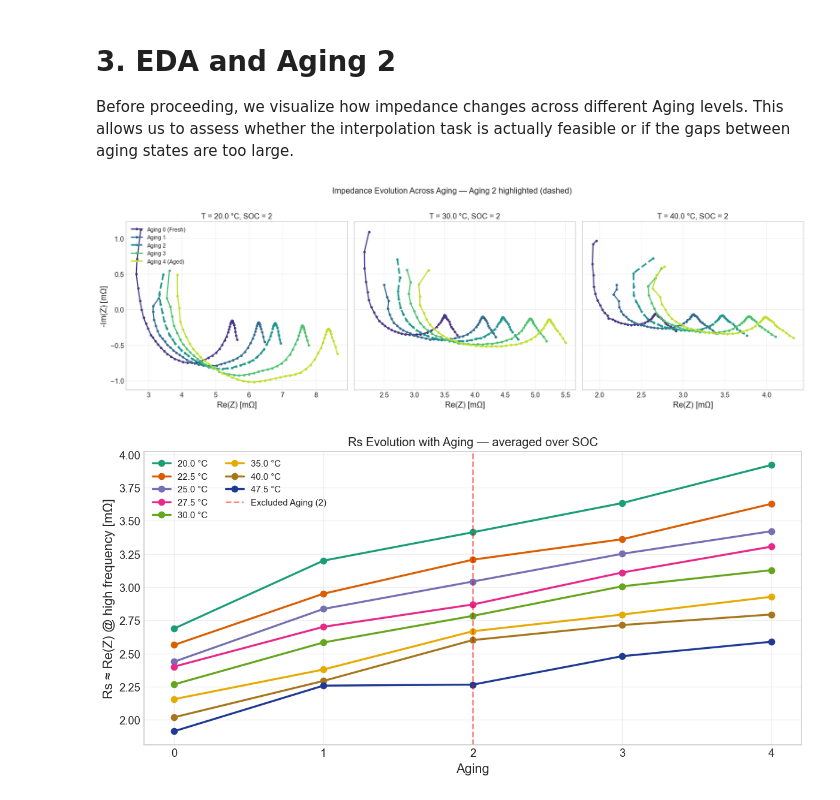
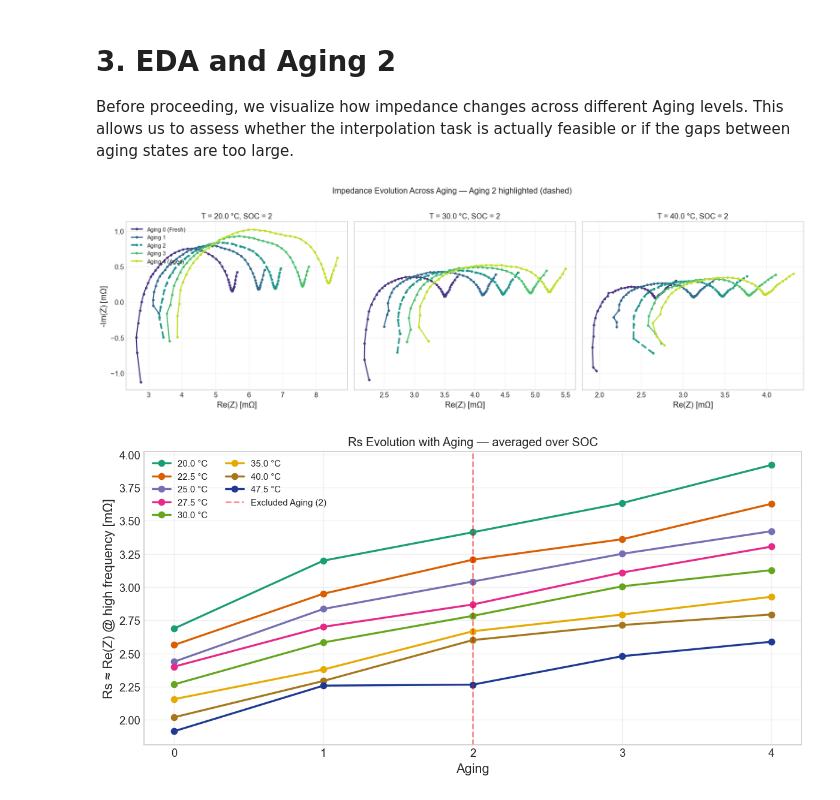
Before and after one commit to marcosoldani/ml_LiBs_project, a Jupyter notebook: notebooks/3_Aging_Interpolation.ipynb, the cells around one changed output. Drawn from its saved outputs; the diff is of its cells as text; code cells hidden in the pictures.

```diff
--- a/notebooks/3_Aging_Interpolation.ipynb
+++ b/notebooks/3_Aging_Interpolation.ipynb
@@ -213,37 +213,37 @@ for ax, temp in zip(axes, TEMPS_EDA):
 
         ax.plot(
             subset["Z_real"],
-            -subset["Z_imag"],
+            subset["Z_imag"],
             color=aging_cmap[ep],
             lw=lw,
             ls=style,
             marker="o",
             markersize=3,
             label=AGING_LABELS[ep],
         )
 
     ax.set_title(f"T = {temp} °C, SOC = {SOC_EDA}", fontsize=12)
     ax.set_xlabel("Re(Z) [mΩ]")
     ax.grid(True, alpha=0.3)
 
 axes[0].set_ylabel("-Im(Z) [mΩ]")
 
 axes[0].legend(
     loc="upper left",
     fontsize=9,
     framealpha=0.9,
 )
 
 fig.suptitle(
     f"Impedance Evolution Across Aging — Aging {AGING_TO_EXCLUDE} highlighted (dashed)",
     fontsize=13,
     y=1.02,
 )
 
 plt.tight_layout()
 plt.show()
 # %% [output]
-[figure, old version]
+[figure, new version]
 # %%
 # --- Rs DRIFT (HIGH-FREQUENCY RESISTANCE) WITH AGING ---
 
```
Also changed, not shown: parts of 2 cells of this notebook, 58 other files.
